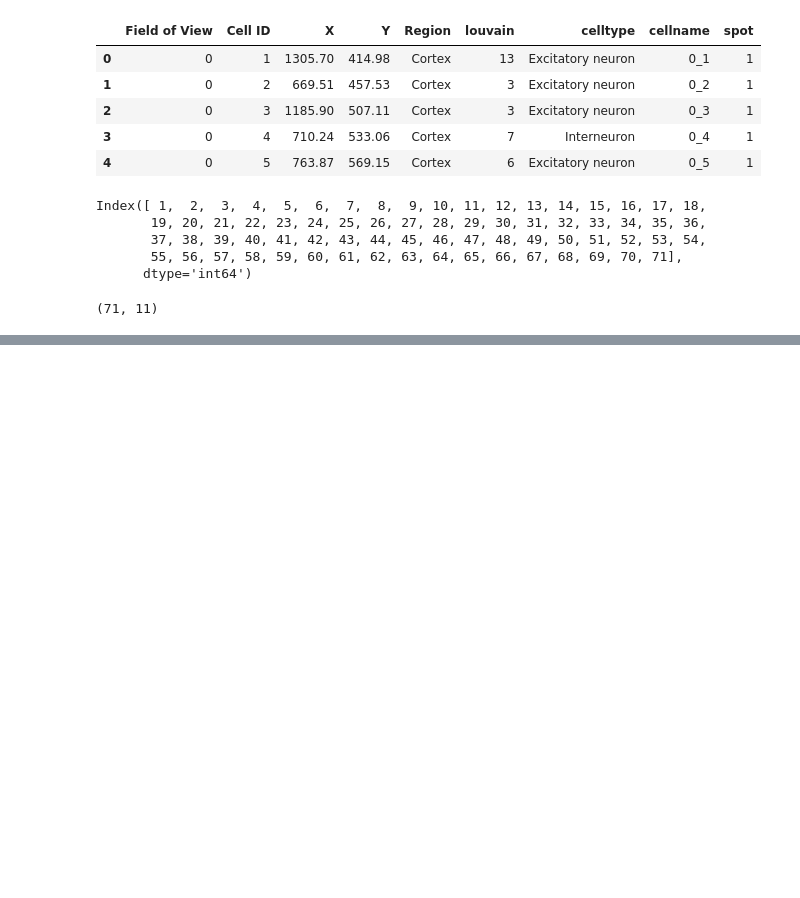
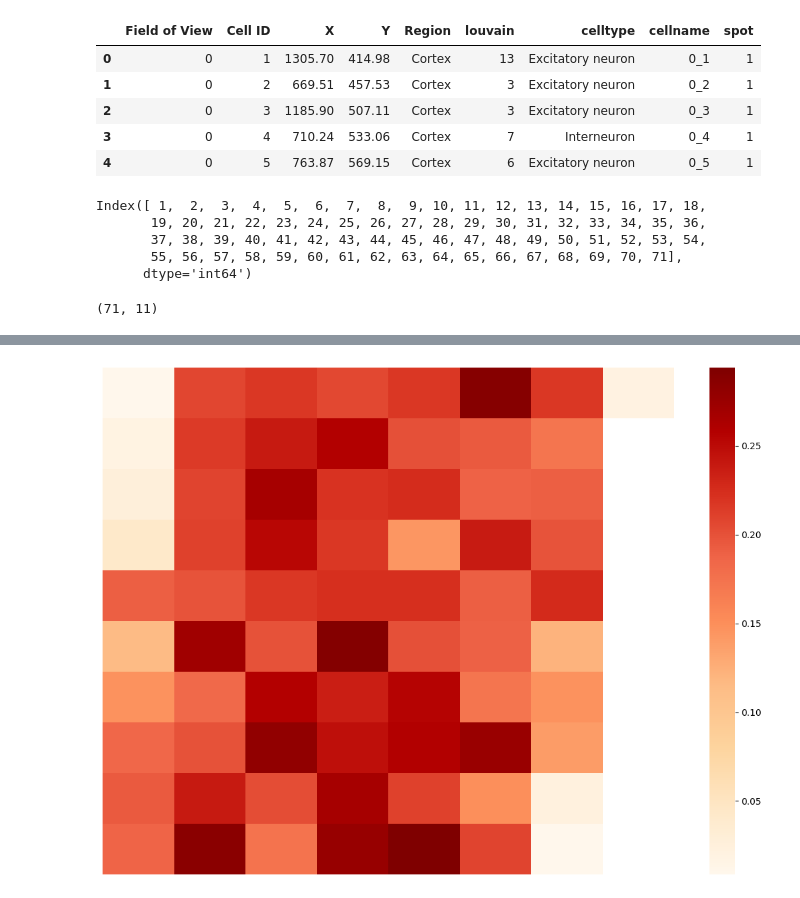
Before and after one commit to Angel030331/BIOF3001_Group_project, a Jupyter notebook: seqFISH+_ref/seqFISH_data_mapping.ipynb, the cells around one changed output, grey strips where cells are left out. Saved outputs shown, nothing was run; the diff lists cells and outputs as text; code cells hidden in the pictures; blank space fills up the shorter version.

```diff
--- a/seqFISH+_ref/seqFISH_data_mapping.ipynb
+++ b/seqFISH+_ref/seqFISH_data_mapping.ipynb
@@ -700,0 +748,15 @@ seqFISH_groundtruth_byspot.to_csv('/Users/onkiwong/Documents/GitHub/BIOF3001_Gro
+# %%
+Cell2loc = 'methods/Cell2location.csv'
+
+Cell2loc_df = pd.read_csv(Cell2loc, header=0)
+filled_Cell2loc = Cell2loc_df['meanscell_abundance_w_sf_eNeuron'].values.tolist() + [np.nan] * (80 - Cell2loc_df.shape[0])
+
+Cell2loc_mat = pd.DataFrame(filled_Cell2loc).values.reshape(8, 10).T
+
+plt.figure(figsize=(14, 10))
+sns.heatmap(Cell2loc_mat, cmap='OrRd', annot=False)
+plt.xticks([])
+plt.yticks([])
+plt.show()
+# %% [output]
+[figure, added]
```
Also changed, not shown: parts of 5 cells of this notebook, 5 other files.
